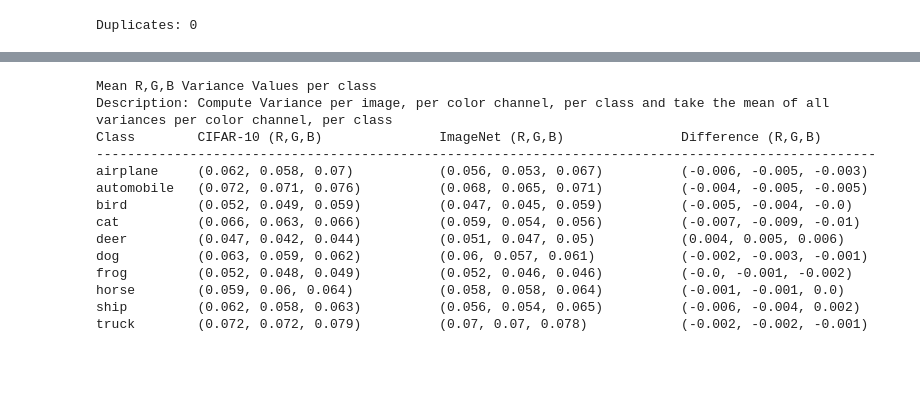
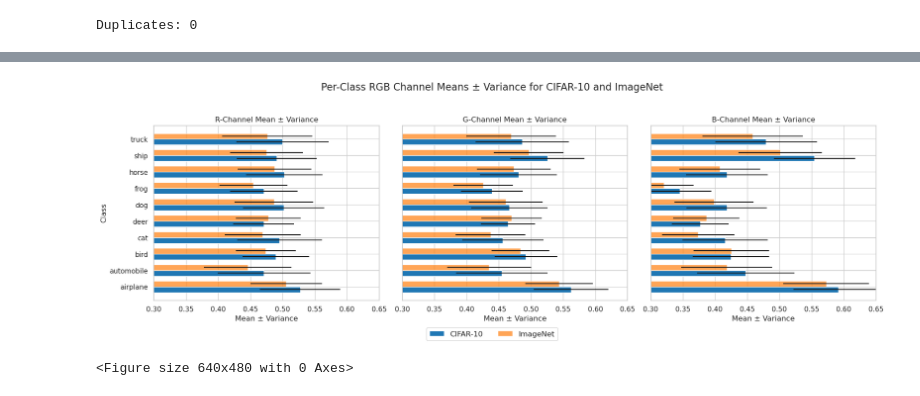
Before and after one commit to AkramAki/cinic10-source-classifier, a Jupyter notebook: notebooks/DataVisualization.ipynb, the cells around one changed output, grey strips where cells are left out. Cells and saved outputs as stored; diff of their text form; code cells hidden in the pictures; blank space fills up the shorter version.

Commit message:
Added rgb mean and var plot for report

```diff
--- a/notebooks/DataVisualization.ipynb
+++ b/notebooks/DataVisualization.ipynb
@@ -128,22 +113,53 @@ truck        (0.5, 0.486, 0.479)            (0.477, 0.47, 0.458)           (-0.0
 # %%
-print("Mean R,G,B Variance Values per class")
-print("Description: Compute Variance per image, per color channel, per class and take the mean of all variances per color channel, per class")
-compare_rgb_meanVariances_per_class(df, path_to_cinic10, n=6000) # Maximum value is 21000. Higher values to not change anything due to not having more pictures per class per source
+#print("Mean R,G,B Variance Values per class")
+#print("Description: Compute Variance per image, per color channel, per class and take the mean of all variances per color channel, per class")
+#compare_rgb_meanVariances_per_class(df, path_to_cinic10, n=6000) # Maximum value is 21000. Higher values to not change anything due to not having more pictures per class per source
-# %% [output]
-Mean R,G,B Variance Values per class
-Description: Compute Variance per image, per color channel, per class and take the mean of all variances per color channel, per class
-Class        CIFAR-10 (R,G,B)               ImageNet (R,G,B)               Difference (R,G,B)
-----------------------------------------------------------------------------------------------------
-airplane     (0.062, 0.058, 0.07)           (0.056, 0.053, 0.067)          (-0.006, -0.005, -0.003)
-automobile   (0.072, 0.071, 0.076)          (0.068, 0.065, 0.071)          (-0.004, -0.005, -0.005)
-bird         (0.052, 0.049, 0.059)          (0.047, 0.045, 0.059)          (-0.005, -0.004, -0.0)
-cat          (0.066, 0.063, 0.066)          (0.059, 0.054, 0.056)          (-0.007, -0.009, -0.01)
-deer         (0.047, 0.042, 0.044)          (0.051, 0.047, 0.05)           (0.004, 0.005, 0.006)
-dog          (0.063, 0.059, 0.062)          (0.06, 0.057, 0.061)           (-0.002, -0.003, -0.001)
-frog         (0.052, 0.048, 0.049)          (0.052, 0.046, 0.046)          (-0.0, -0.001, -0.002)
-horse        (0.059, 0.06, 0.064)           (0.058, 0.058, 0.064)          (-0.001, -0.001, 0.0)
-ship         (0.062, 0.058, 0.063)          (0.056, 0.054, 0.065)          (-0.006, -0.004, 0.002)
-truck        (0.072, 0.072, 0.079)          (0.07, 0.07, 0.078)            (-0.002, -0.002, -0.001)
+# %%
+# Assuming this is the DataFrame returned from compare_rgb_means_per_class
+df_rgb = compare_rgb_stats_per_class(df, path_to_cinic10, n=6000)
+
+# Plot
+fig, axes = plt.subplots(1, 3, figsize=(18, 6), sharey=True)
+colors = ['#1f77b4', '#ff7f0e']
+channels = ['r', 'g', 'b']  # lowercase keys in df column names
+
+for i, channel in enumerate(channels):
+    ax = axes[i]
+    y = np.arange(len(df_rgb["class"]))
+    width = 0.35
+
+    # Plot CIFAR-10
+    ax.barh(y - width/2,
+            df_rgb[f"cifar_{channel}"],
+            height=width,
+            xerr=df_rgb[f"cifar_var_{channel}"],
+            label="CIFAR-10",
+            color=colors[0])
+
+    # Plot ImageNet
+    ax.barh(y + width/2,
+            df_rgb[f"imagenet_{channel}"],
+            height=width,
+            xerr=df_rgb[f"imagenet_var_{channel}"],
+            label="ImageNet",
+            color=colors[1],
+            alpha=0.7)
+
+    ax.set_title(f"{channel.upper()}-Channel Mean ± Variance")
+    ax.set_xlabel("Mean ± Variance")
+    ax.set_yticks(y)
+    ax.set_yticklabels(df_rgb["class"])
+    ax.set_xlim(0.3, 0.65)
+
+axes[0].set_ylabel("Class")
+fig.suptitle("Per-Class RGB Channel Means ± Variance for CIFAR-10 and ImageNet", fontsize=16)
+fig.legend(["CIFAR-10", "ImageNet"], loc="lower center", ncol=2, fontsize=12)
+plt.tight_layout(rect=[0, 0.05, 1, 0.95])
+plt.show()
+plt.savefig("../results/rgb_means_variance_per_class.pdf")
+# %% [output]
+[figure, added]
+<Figure size 640x480 with 0 Axes>
 # %%
 category = "airplane"
 channel = "B"
```
Also changed, not shown: parts of 4 cells of this notebook, 3 other files.
